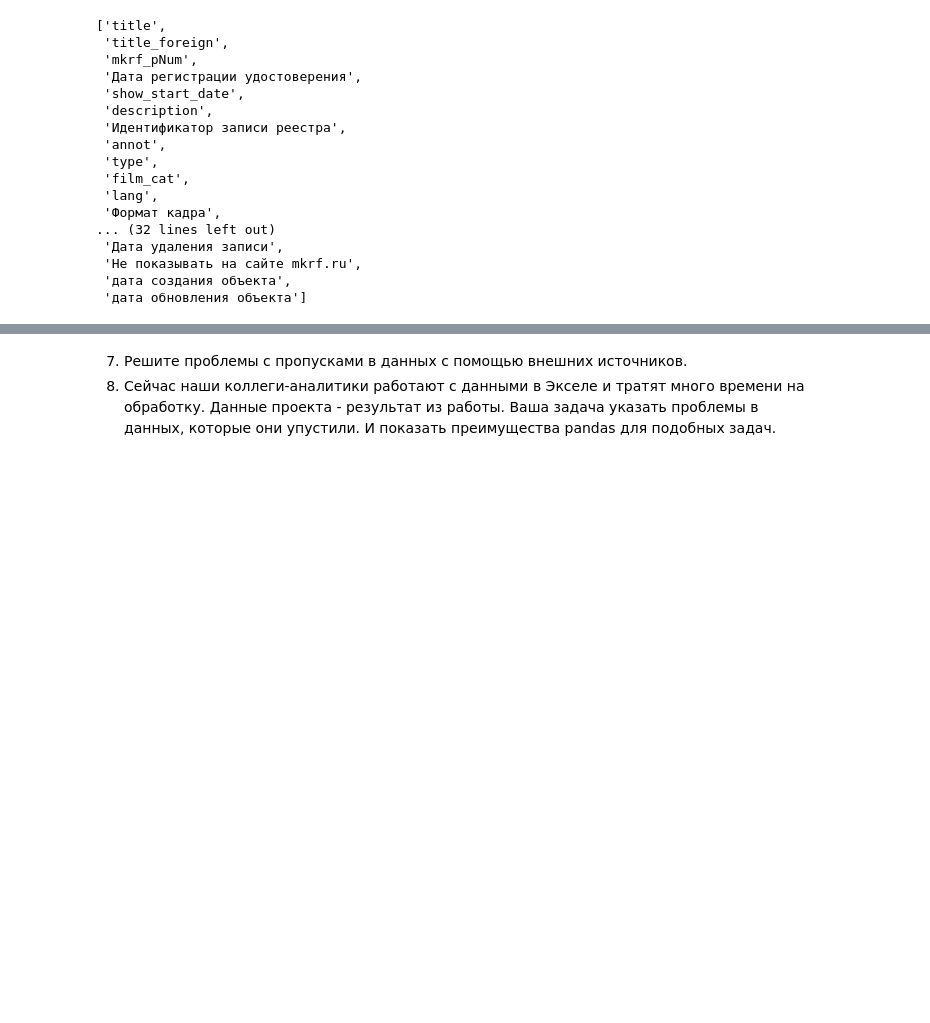
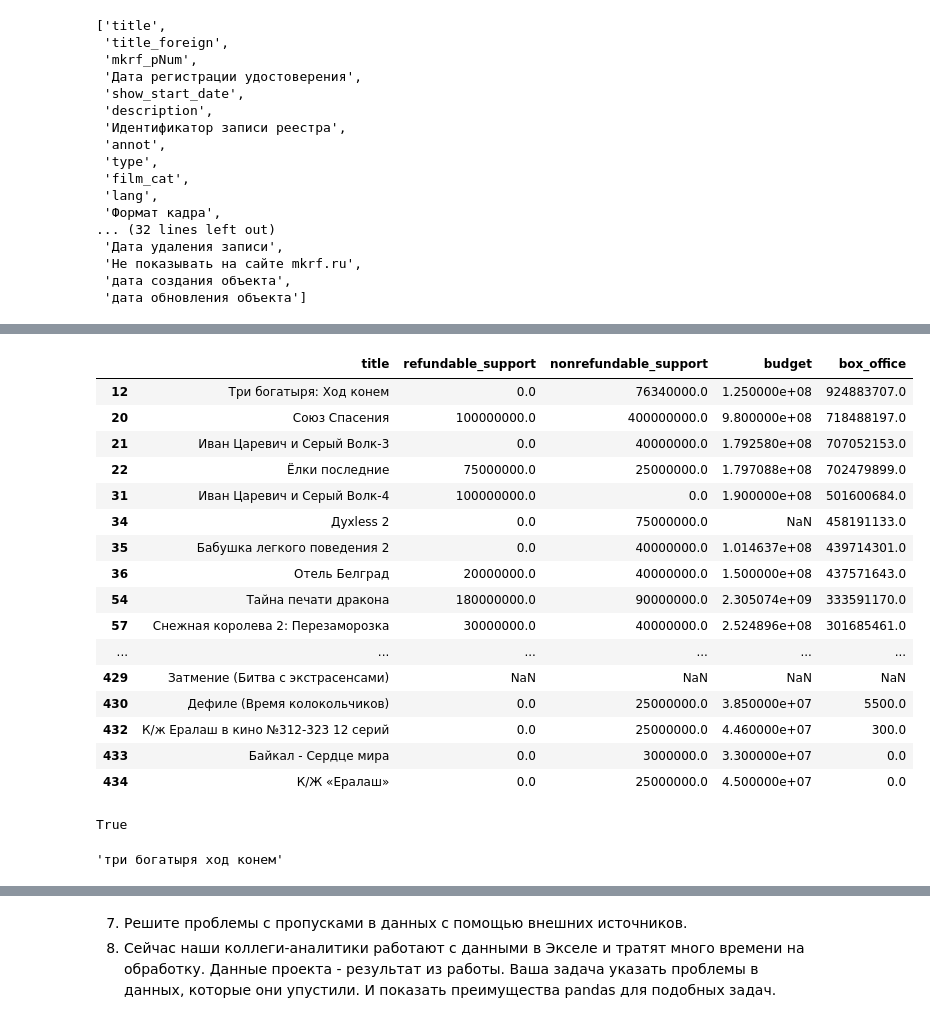
Before and after one commit to sqrt495/Y-datastudio, a Jupyter notebook: cinema_notebook_Sergei_Korneev.ipynb, the cells around one changed output, grey strips where cells are left out. Cells and saved outputs as stored; diff of their text form; code cells hidden in the pictures; blank space fills up the shorter version.

```diff
--- a/cinema_notebook_Sergei_Korneev.ipynb
+++ b/cinema_notebook_Sergei_Korneev.ipynb
@@ -1316,0 +1276,7 @@ mkrf_true_box_office[mkrf_true_box_office['Название'] == 'Русское
+# %%
+mkrf_true_box_office_one = mkrf_true_box_office[mkrf_true_box_office['count_pu'] == 1]
+mkrf_true_box_office_one = mkrf_true_box_office_one.explode('№ ПУ').drop_duplicates()
+mkrf_true_box_office_many = mkrf_true_box_office[mkrf_true_box_office['count_pu'] > 1]
+mkrf_true_box_office_many = mkrf_true_box_office_many.explode('№ ПУ').drop_duplicates()
+mkrf_true_box_office_many = mkrf_true_box_office_many.reset_index()
+mkrf_true_box_office_many.info()
@@ -1317,10 +1298,10 @@ mkrf_true_box_office[mkrf_true_box_office['Название'] == 'Русское
 # %% [markdown]
 Сверим сколько номеров прокатных удостоверений есть в исходной и новой таблице:
 # %%
-mkrf_true_box_office['№ ПУ'] = pd.to_numeric(mkrf_true_box_office['№ ПУ'], errors='coerce')
+mkrf_true_box_office_one['№ ПУ'] = pd.to_numeric(mkrf_true_box_office_one['№ ПУ'], errors='coerce')
 
 current_pnum = set(w_df['puNumber'].tolist())
-check_pnum = set(mkrf_true_box_office['№ ПУ'].tolist())
+check_pnum = set(mkrf_true_box_office_one['№ ПУ'].tolist())
 
 print(f'{len(set(current_pnum) & set(check_pnum))} номеров прокатного удостоверенеия есть в обеих таблицах.')
 # %% [output]
@@ -1527,9 +1508,9 @@ mkrf_true_pNum_for_merge = mkrf_true_pNum[['title',
  'age_limit',
  'age_limit_second']]
 # %%
-mkrf_global_merge = mkrf_true_pNum_for_merge.merge(mkrf_merge, how='left',
+mkrf_global_merge = mkrf_true_pNum_for_merge.merge(mkrf_true_box_office_one, how='left',
                                       left_on='mkrf_pNum',
-                                      right_on='puNumber').copy()
+                                      right_on='№ ПУ').copy()
 
 
 mkrf_global_merge.info()
@@ -1555,0 +1556,20 @@ mkrf_global_merge[mkrf_global_merge['title_y']]
+# %%
+import string
+pat = re.compile(f'[{string.punctuation}]')
+
+mkrf_global_merge['title_for_merge'] = mkrf_global_merge['title'].str.lower()
+mkrf_global_merge['title_for_merge'] = mkrf_global_merge['title_for_merge'].str.replace(pat,'')
+mkrf_global_merge['title_for_merge'] = mkrf_global_merge['title_for_merge'].str.lstrip()
+mkrf_global_merge['title_for_merge'] = mkrf_global_merge['title_for_merge'].str.rstrip()
+
+parsed_data['title_for_merge'] = parsed_data['title'].str.lower()
+parsed_data['title_for_merge'] = parsed_data['title_for_merge'].str.replace(pat,'')
+parsed_data['title_for_merge'] = parsed_data['title_for_merge'].str.lstrip()
+parsed_data['title_for_merge'] = parsed_data['title_for_merge'].str.rstrip()
+
+mkrf_global_merge = mkrf_global_merge.merge(parsed_data, how='left',
+                                      left_on='title',
+                                      right_on='title').copy()
+
+
+mkrf_global_merge.info()
@@ -1555,0 +1608,32 @@ mkrf_global_merge[mkrf_global_merge['title_y']]
+# %%
+parsed_data[~parsed_data['title_for_merge'].isin(mkrf_global_merge['title_for_merge_y'].tolist())][['title',
+                                                                                                   'refundable_support',
+ 'nonrefundable_support',
+ 'budget',
+ 'box_office']]
+# %% [output]
+|  | title | refundable_support | nonrefundable_support | budget | box_office |
+| 12 | Три богатыря: Ход конем | 0.0 | 76340000.0 | 1.250000e+08 | 924883707.0 |
+| 20 | Союз Спасения | 100000000.0 | 400000000.0 | 9.800000e+08 | 718488197.0 |
+| 21 | Иван Царевич и Серый Волк-3 | 0.0 | 40000000.0 | 1.792580e+08 | 707052153.0 |
+| 22 | Ёлки последние | 75000000.0 | 25000000.0 | 1.797088e+08 | 702479899.0 |
+| 31 | Иван Царевич и Серый Волк-4 | 100000000.0 | 0.0 | 1.900000e+08 | 501600684.0 |
+| 34 | Духless 2 | 0.0 | 75000000.0 | NaN | 458191133.0 |
+| 35 | Бабушка легкого поведения 2 | 0.0 | 40000000.0 | 1.014637e+08 | 439714301.0 |
+| 36 | Отель Белград | 20000000.0 | 40000000.0 | 1.500000e+08 | 437571643.0 |
+| 54 | Тайна печати дракона | 180000000.0 | 90000000.0 | 2.305074e+09 | 333591170.0 |
+| 57 | Снежная королева 2: Перезаморозка | 30000000.0 | 40000000.0 | 2.524896e+08 | 301685461.0 |
+| ... | ... | ... | ... | ... | ... |
+| 429 | Затмение (Битва с экстрасенсами) | NaN | NaN | NaN | NaN |
+| 430 | Дефиле (Время колокольчиков) | 0.0 | 25000000.0 | 3.850000e+07 | 5500.0 |
+| 432 | К/ж Ералаш в кино №312-323 12 серий | 0.0 | 25000000.0 | 4.460000e+07 | 300.0 |
+| 433 | Байкал - Сердце мира | 0.0 | 3000000.0 | 3.300000e+07 | 0.0 |
+| 434 | К/Ж «Ералаш» | 0.0 | 25000000.0 | 4.500000e+07 | 0.0 |
+# %%
+parsed_data[parsed_data['title'].str.contains('Три богатыря: Ход конем')].loc[12,'title_for_merge'] == mkrf_global_merge[mkrf_global_merge['title'].str.contains('Три богатыря. Ход конем')].loc[8868,'title_for_merge_x']
+# %% [output]
+True
+# %%
+mkrf_global_merge[mkrf_global_merge['title'].str.contains('Три богатыря. Ход конем')].loc[8868,'title_for_merge_x']
+# %% [output]
+'три богатыря ход конем'
```
Also changed, not shown: parts of 29 cells of this notebook, 1 other file.
